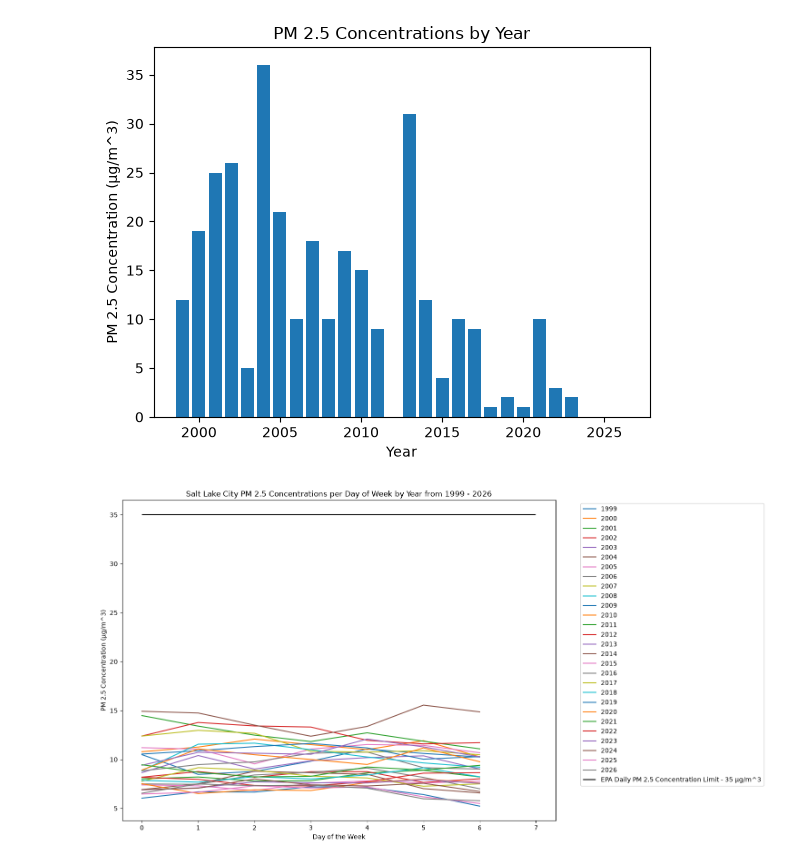
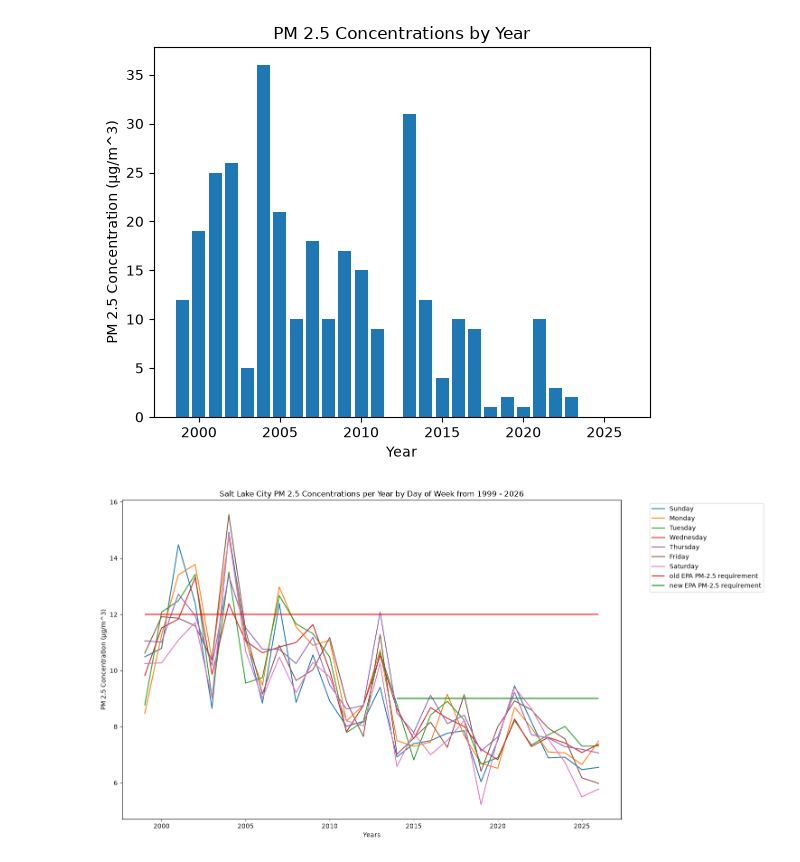
Before and after one commit to sodoo-gadal/UROP-SLC-AQ-, a Jupyter notebook: Salt_Lake_City_AQI/hourly_time_series.ipynb, the cells around one changed output. Drawn from its saved outputs; the diff is of its cells as text; code cells hidden in the pictures.

```diff
--- a/Salt_Lake_City_AQI/hourly_time_series.ipynb
+++ b/Salt_Lake_City_AQI/hourly_time_series.ipynb
@@ -107,24 +82,27 @@ Text(0, 0.5, 'PM 2.5 Concentration (µg/m^3)')
 # %%
 #now I will try to graph PM 2.5 concentrations by day of weak across all of our years. hourly will be tough to breach
 df_by_dow = df.groupby(['years', 'day of week'])['sample_measurement'].mean()
 df_by_dow.head()
 
 df_by_dow_flat = df_by_dow.reset_index()
-df_dow_pivoted = df_by_dow_flat.pivot(index = 'day of week', columns='years', values='sample_measurement')
+df_dow_pivoted = df_by_dow_flat.pivot(index = 'years', columns='day of week', values='sample_measurement')
 
 fig2, ax2 = plt.subplots(figsize=(15,8))
-ax2.plot(df_dow_pivoted, label = np.arange(1999,2027,1))
-ax2.set_title("Salt Lake City PM 2.5 Concentrations per Day of Week by Year from 1999 - 2026")
-ax2.set_xlabel("Day of the Week")
+ax2.plot(df_dow_pivoted, label = ["Sunday", "Monday", "Tuesday", "Wednesday", "Thursday", "Friday", "Saturday"])
+ax2.set_title("Salt Lake City PM 2.5 Concentrations per Year by Day of Week from 1999 - 2026")
+ax2.set_xlabel("Years")
 ax2.set_ylabel("PM 2.5 Concentration (µg/m^3)")
 plt.hlines(
-    y=35, xmin = 0, xmax = 7, colors = "black",  label = "EPA Daily PM 2.5 Concentration Limit - 35 µg/m^3"
+    y=12,xmin=1999, xmax=2026, colors="red", label= "old EPA PM-2.5 requirement"
+)
+plt.hlines(
+    y=9, xmin=2014, xmax = 2026, colors = "green", label = "new EPA PM-2.5 requirement"
 )
 plt.legend(bbox_to_anchor=(1.05,1),loc='upper left')
 plt.tight_layout()
 plt.show()
 plt.close()
 
 #kind of useless?? bar chart would be better
 # %% [output]
-[figure, old version]
+[figure, new version]
```
Also changed, not shown: parts of 8 cells of this notebook.
